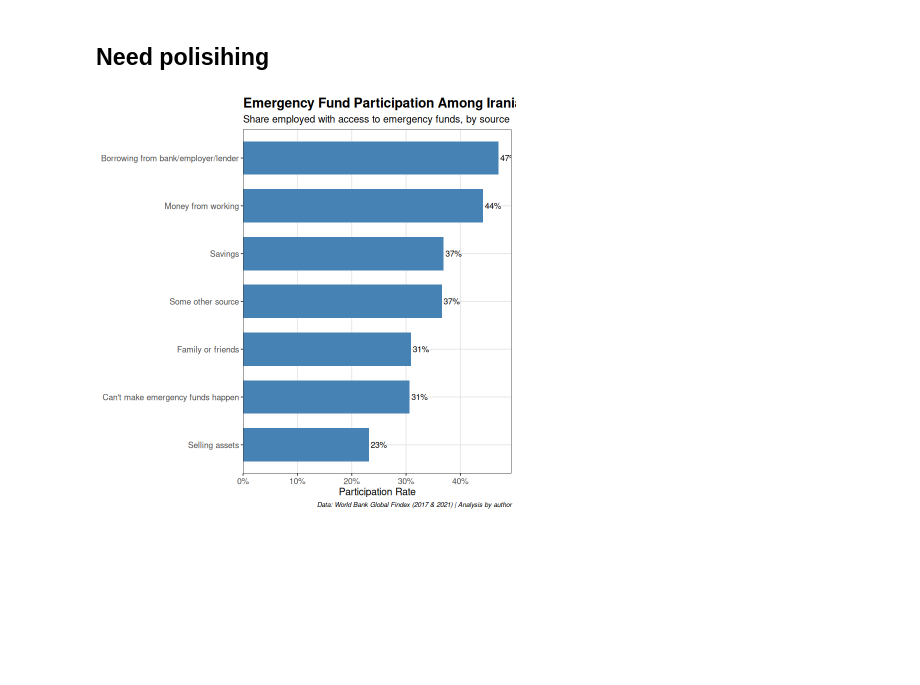
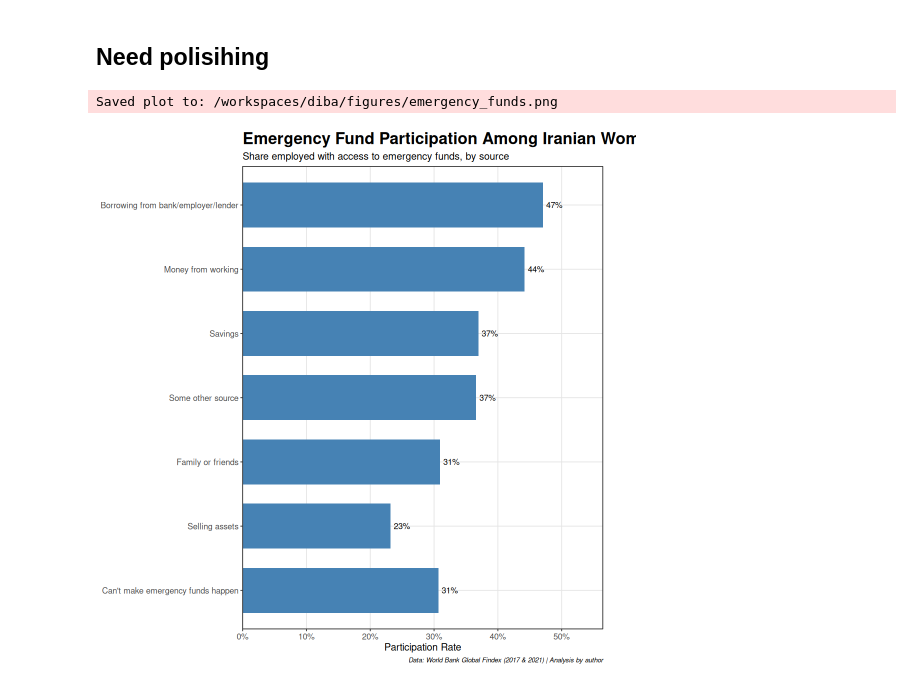
Before and after one commit to mmyousefies/gfi-iran, a Jupyter notebook: src/Discriptive Plots.ipynb, the cells around one changed output. Cells and saved outputs as stored; diff of their text form; code cells hidden in the pictures; blank space fills up the shorter version.

```diff
--- a/src/Discriptive Plots.ipynb
+++ b/src/Discriptive Plots.ipynb
@@ -78,0 +123,3 @@ Warning message in unzip(i, exdir = paths$data):
+# %%
+gfi_tbl <- paths$input |> file.path("gfi.csv") |> read_csv()
+codebook_tbl <- paths$input |> file.path("codebook.csv") |> read_csv()
@@ -260,48 +330,55 @@ fund_labels <- c(
   "6" = "Some other source"
 )
 
-funds_plot <- gfi_renamed_tbl |>
+funds_plot <- gfi_tbl |>
   filter(!is.na(main_source_emergency_funds_c)) |>
   group_by(main_source_emergency_funds_c) |>
   summarise(
     participation = sum(in_the_workforce_b * weight_d) / sum(weight_d),
     .groups = "drop"
   ) |>
   ggplot(aes(
     x = participation,
-    y = reorder(main_source_emergency_funds_c, participation)
+    y = reorder(
+      main_source_emergency_funds_c,
+      if_else(main_source_emergency_funds_c == 0, -1, participation)
+    )
   )) +
   geom_col(width = 0.7, fill = "steelblue") +
   geom_text(
     aes(label = percent(participation, accuracy = 1)),
-    hjust = -0.1,
-    size  = 3.5,
-    color = "black"
+    hjust    = -0.2,
+    nudge_x  =  0,
+    size     =  3.5,
+    color    = "black"
   ) +
   scale_y_discrete(labels = fund_labels) +
   scale_x_continuous(
     labels = percent_format(accuracy = 1),
-    expand = expansion(mult = c(0, 0.05))
+    expand = expansion(mult = c(0, 0.20))
   ) +
+  coord_cartesian(clip = "off") +
   labs(
     title    = "Emergency Fund Participation Among Iranian Women",
     subtitle = "Share employed with access to emergency funds, by source",
     x        = "Participation Rate",
     y        = NULL,
     caption  = "Data: World Bank Global Findex (2017 & 2021) | Analysis by author"
   ) +
   theme_bw(base_size = 11) +
   theme(
-    plot.title    = element_text(size = 16, face = "bold"),
-    plot.subtitle = element_text(size = 12),
-    axis.text.y   = element_text(size = 10),
-    axis.text.x   = element_text(size = 10),
-    axis.title.x  = element_text(size = 12),
-    plot.caption  = element_text(size = 8, face = "italic"),
+    plot.title      = element_text(size = 16, face = "bold"),
+    plot.subtitle   = element_text(size = 12),
+    axis.text.y     = element_text(size = 10),
+    axis.text.x     = element_text(size = 10),
+    axis.title.x    = element_text(size = 12),
+    plot.caption    = element_text(size = 8, face = "italic"),
     panel.grid.major = element_line(color = "gray90"),
-    panel.grid.minor = element_blank()
+    panel.grid.minor  = element_blank(),
+    plot.margin      = margin(5, 40, 5, 5, "pt")
   )
 
-funds_plot
+fig(funds_plot,9,9,300,"emergency_funds")
 # %% [output]
+Saved plot to: /workspaces/diba/figures/emergency_funds.png
-[figure, old version]
+[figure, new version]
```
Also changed, not shown: parts of 15 cells of this notebook, 12 other files.
